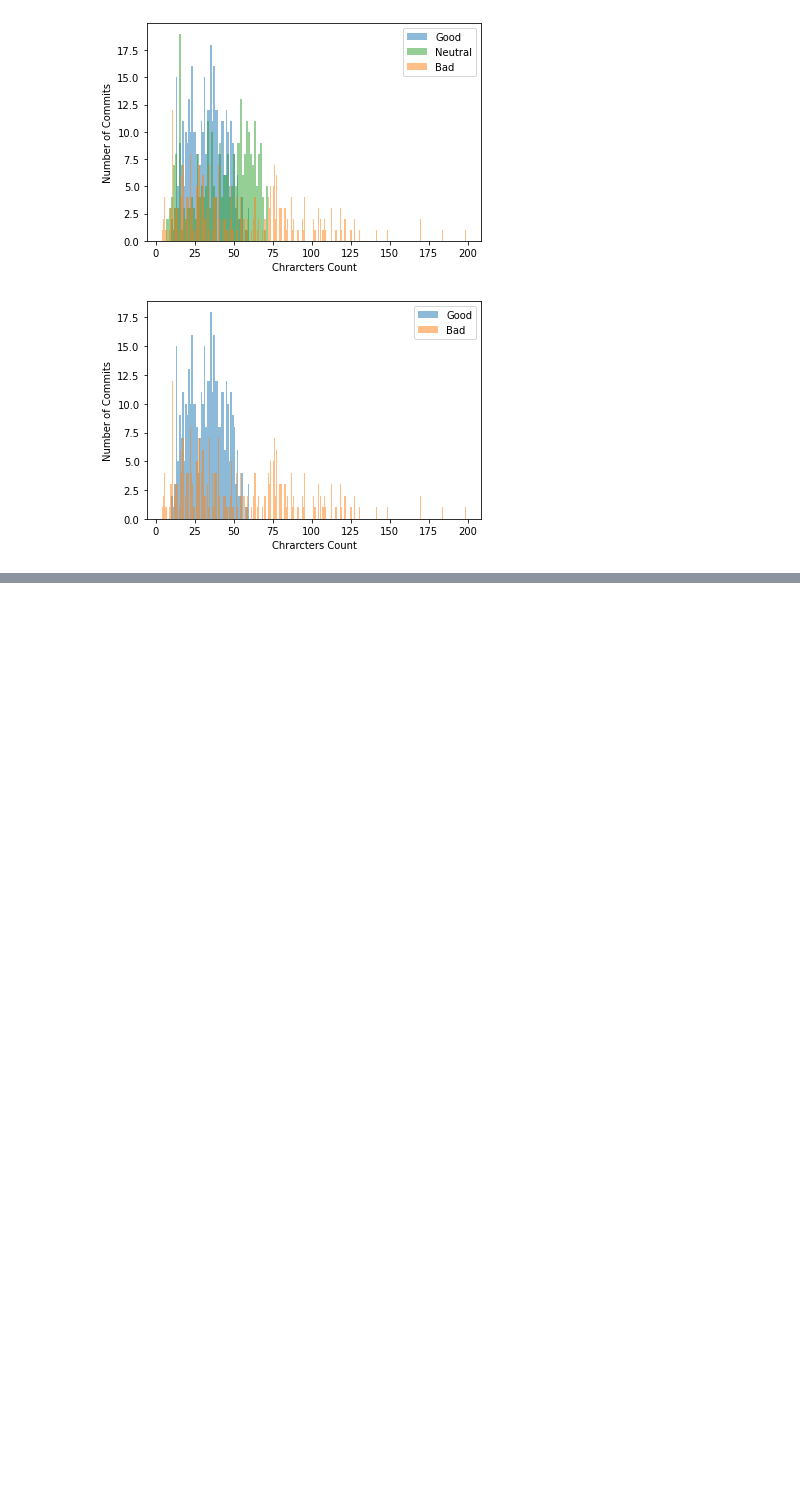
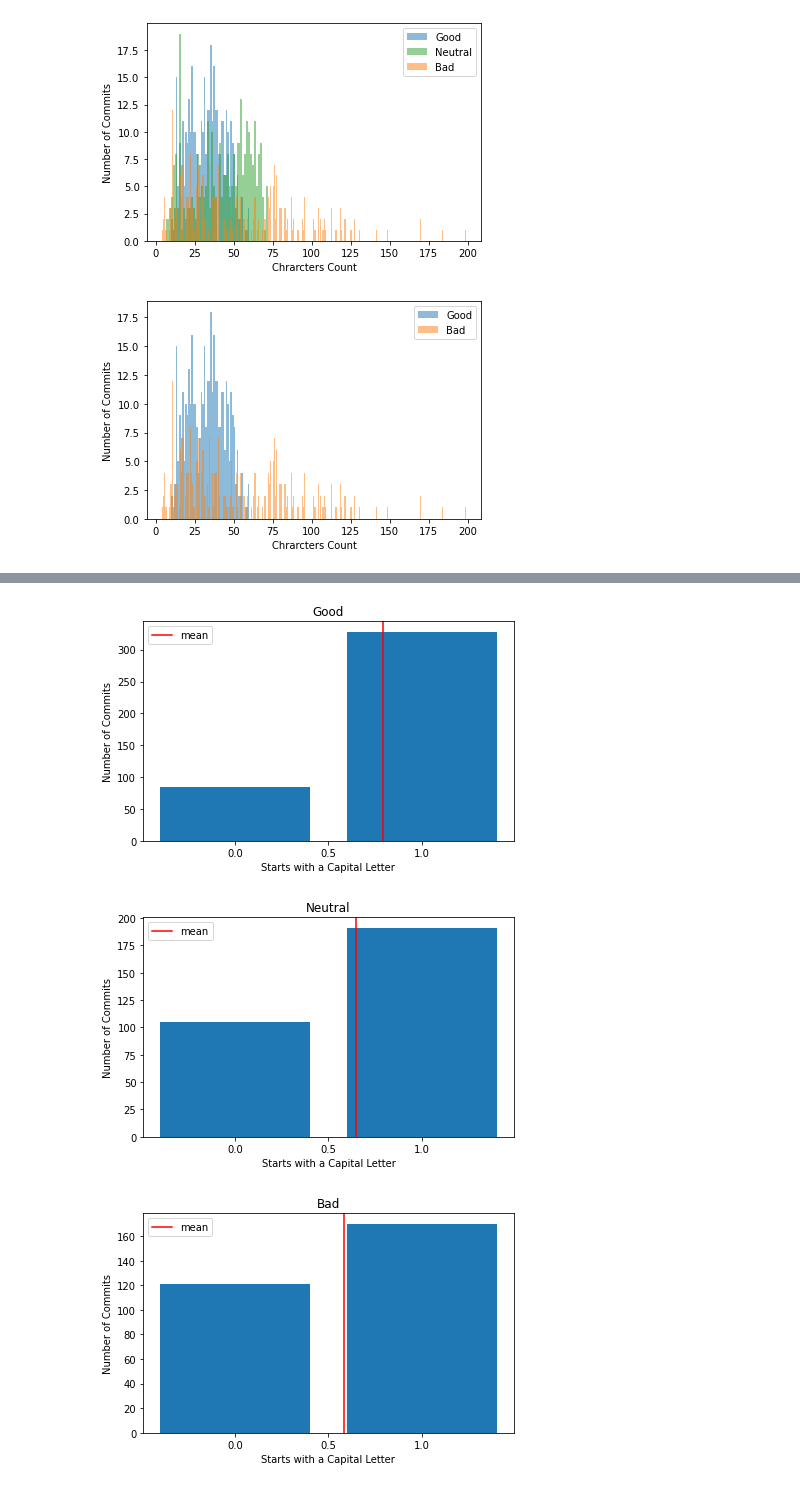
Before and after one commit to jeankhechfe/commit-quality, a Jupyter notebook: jupyter_notebook/distribution_charts(message-only-features)(new labeling).ipynb, the cells around one changed output, grey strips where cells are left out. Saved outputs shown, nothing was run; the diff lists cells and outputs as text; code cells hidden in the pictures; blank space fills up the shorter version.

```diff
--- a/jupyter_notebook/distribution_charts(message-only-features)(new labeling).ipynb
+++ b/jupyter_notebook/distribution_charts(message-only-features)(new labeling).ipynb
@@ -90,0 +127,12 @@ plt.show()
+# %%
+x1 = data_good['capital_start']
+x2 = data_neutral['capital_start']
+x3 = data_bad['capital_start']
+
+drow_histogram_2(x1, 'Good', 'Starts with a Capital Letter')
+drow_histogram_2(x2, 'Neutral', 'Starts with a Capital Letter')
+drow_histogram_2(x3, 'Bad', 'Starts with a Capital Letter')
+# %% [output]
+[figure, added]
+[figure, added]
+[figure, added]
```
Also changed, not shown: parts of 6 cells of this notebook.
